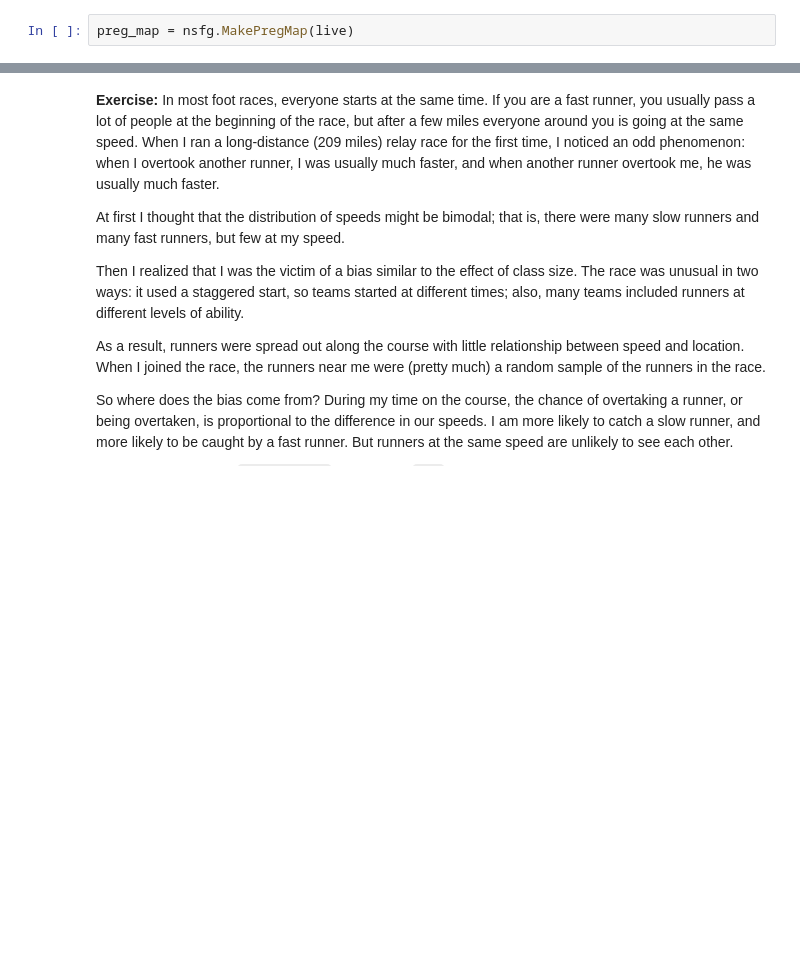
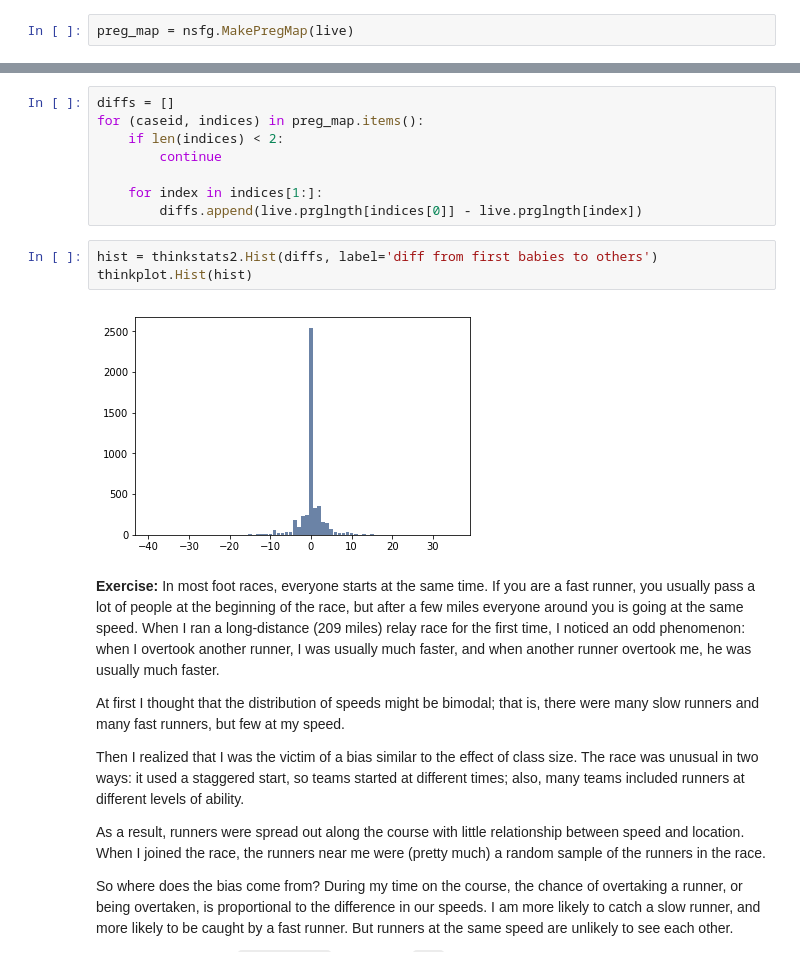
Before and after one commit to ejulio/ThinkStats2, a Jupyter notebook: code/chap03ex.ipynb, the cells around one changed output, grey strips where cells are left out. Drawn from its saved outputs; the diff is of its cells as text; blank space fills up the shorter version.

```diff
--- a/code/chap03ex.ipynb
+++ b/code/chap03ex.ipynb
@@ -352,3 +385,16 @@ preg_map = nsfg.MakePregMap(live)
+# %%
+diffs = []
+for (caseid, indices) in preg_map.items():
+    if len(indices) < 2:
+        continue
+
+    for index in indices[1:]:
+        diffs.append(live.prglngth[indices[0]] - live.prglngth[index])
+# %%
+hist = thinkstats2.Hist(diffs, label='diff from first babies to others')
+thinkplot.Hist(hist)
+# %% [output]
+[figure, added]
 # %% [markdown]
 **Exercise:** In most foot races, everyone starts at the same time. If you are a fast runner, you usually pass a lot of people at the beginning of the race, but after a few miles everyone around you is going at the same speed.
 When I ran a long-distance (209 miles) relay race for the first time, I noticed an odd phenomenon: when I overtook another runner, I was usually much faster, and when another runner overtook me, he was usually much faster.
```
Also changed, not shown: parts of 26 cells of this notebook.
